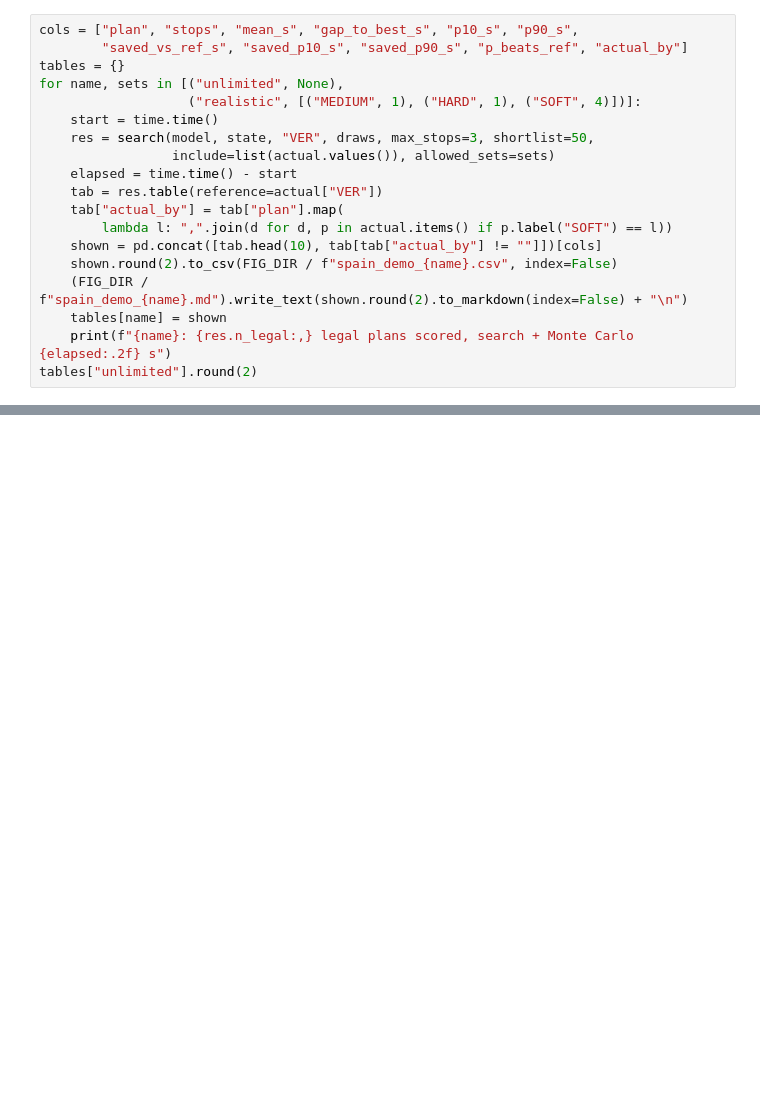
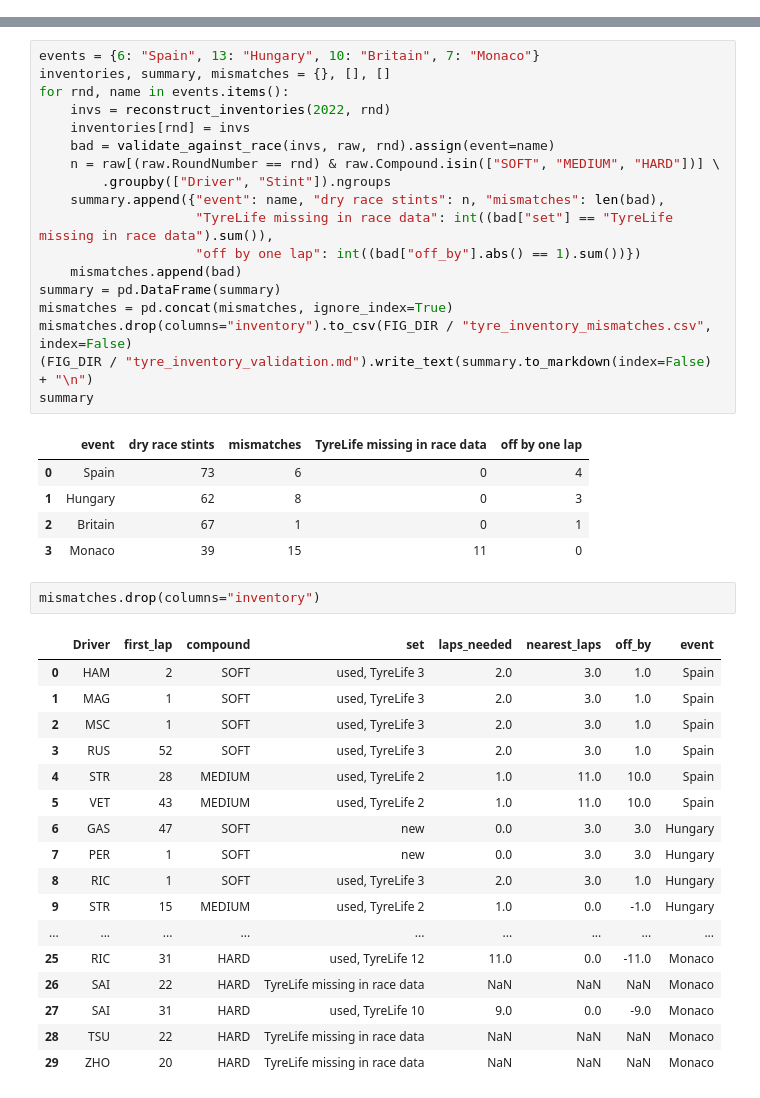
Before and after one commit to tinySage/claude-F1, a Jupyter notebook: notebooks/04_simulator.ipynb, the cells around one changed output, grey strips where cells are left out. Cells and saved outputs as stored; diff of their text form; blank space fills up the shorter version.

Commit message:
Spain demo with inventory and traffic; simulator docs; complete Phase 4
Co-Authored-By: Claude Opus 5.5 <noreply@anthropic.com>
Claude-Session: https://claude.ai/code/session_01CBis2hDuvdRGSDoWgQRrxP

```diff
--- a/notebooks/04_simulator.ipynb
+++ b/notebooks/04_simulator.ipynb
@@ -56,19 +30,0 @@ simulation (common random numbers).
-# %%
-cols = ["plan", "stops", "mean_s", "gap_to_best_s", "p10_s", "p90_s",
-        "saved_vs_ref_s", "saved_p10_s", "saved_p90_s", "p_beats_ref", "actual_by"]
-tables = {}
-for name, sets in [("unlimited", None),
-                   ("realistic", [("MEDIUM", 1), ("HARD", 1), ("SOFT", 4)])]:
-    start = time.time()
-    res = search(model, state, "VER", draws, max_stops=3, shortlist=50,
-                 include=list(actual.values()), allowed_sets=sets)
-    elapsed = time.time() - start
-    tab = res.table(reference=actual["VER"])
-    tab["actual_by"] = tab["plan"].map(
-        lambda l: ",".join(d for d, p in actual.items() if p.label("SOFT") == l))
-    shown = pd.concat([tab.head(10), tab[tab["actual_by"] != ""]])[cols]
-    shown.round(2).to_csv(FIG_DIR / f"spain_demo_{name}.csv", index=False)
-    (FIG_DIR / f"spain_demo_{name}.md").write_text(shown.round(2).to_markdown(index=False) + "\n")
-    tables[name] = shown
-    print(f"{name}: {res.n_legal:,} legal plans scored, search + Monte Carlo {elapsed:.2f} s")
-tables["unlimited"].round(2)
@@ -122,0 +37,44 @@ print(f"{(time.time() - start) * 1000:.1f} ms")
+# %%
+events = {6: "Spain", 13: "Hungary", 10: "Britain", 7: "Monaco"}
+inventories, summary, mismatches = {}, [], []
+for rnd, name in events.items():
+    invs = reconstruct_inventories(2022, rnd)
+    inventories[rnd] = invs
+    bad = validate_against_race(invs, raw, rnd).assign(event=name)
+    n = raw[(raw.RoundNumber == rnd) & raw.Compound.isin(["SOFT", "MEDIUM", "HARD"])] \
+        .groupby(["Driver", "Stint"]).ngroups
+    summary.append({"event": name, "dry race stints": n, "mismatches": len(bad),
+                    "TyreLife missing in race data": int((bad["set"] == "TyreLife missing in race data").sum()),
+                    "off by one lap": int((bad["off_by"].abs() == 1).sum())})
+    mismatches.append(bad)
+summary = pd.DataFrame(summary)
+mismatches = pd.concat(mismatches, ignore_index=True)
+mismatches.drop(columns="inventory").to_csv(FIG_DIR / "tyre_inventory_mismatches.csv", index=False)
+(FIG_DIR / "tyre_inventory_validation.md").write_text(summary.to_markdown(index=False) + "\n")
+summary
+# %% [output]
+|  | event | dry race stints | mismatches | TyreLife missing in race data | off by one lap |
+| 0 | Spain | 73 | 6 | 0 | 4 |
+| 1 | Hungary | 62 | 8 | 0 | 3 |
+| 2 | Britain | 67 | 1 | 0 | 1 |
+| 3 | Monaco | 39 | 15 | 11 | 0 |
+# %%
+mismatches.drop(columns="inventory")
+# %% [output]
+|  | Driver | first_lap | compound | set | laps_needed | nearest_laps | off_by | event |
+| 0 | HAM | 2 | SOFT | used, TyreLife 3 | 2.0 | 3.0 | 1.0 | Spain |
+| 1 | MAG | 1 | SOFT | used, TyreLife 3 | 2.0 | 3.0 | 1.0 | Spain |
+| 2 | MSC | 1 | SOFT | used, TyreLife 3 | 2.0 | 3.0 | 1.0 | Spain |
+| 3 | RUS | 52 | SOFT | used, TyreLife 3 | 2.0 | 3.0 | 1.0 | Spain |
+| 4 | STR | 28 | MEDIUM | used, TyreLife 2 | 1.0 | 11.0 | 10.0 | Spain |
+| 5 | VET | 43 | MEDIUM | used, TyreLife 2 | 1.0 | 11.0 | 10.0 | Spain |
+| 6 | GAS | 47 | SOFT | new | 0.0 | 3.0 | 3.0 | Hungary |
+| 7 | PER | 1 | SOFT | new | 0.0 | 3.0 | 3.0 | Hungary |
+| 8 | RIC | 1 | SOFT | used, TyreLife 3 | 2.0 | 3.0 | 1.0 | Hungary |
+| 9 | STR | 15 | MEDIUM | used, TyreLife 2 | 1.0 | 0.0 | -1.0 | Hungary |
+| ... | ... | ... | ... | ... | ... | ... | ... | ... |
+| 25 | RIC | 31 | HARD | used, TyreLife 12 | 11.0 | 0.0 | -11.0 | Monaco |
+| 26 | SAI | 22 | HARD | TyreLife missing in race data | NaN | NaN | NaN | Monaco |
+| 27 | SAI | 31 | HARD | used, TyreLife 10 | 9.0 | 0.0 | -9.0 | Monaco |
+| 28 | TSU | 22 | HARD | TyreLife missing in race data | NaN | NaN | NaN | Monaco |
+| 29 | ZHO | 20 | HARD | TyreLife missing in race data | NaN | NaN | NaN | Monaco |
```
Also changed, not shown: parts of 17 cells of this notebook, 12 other files.
